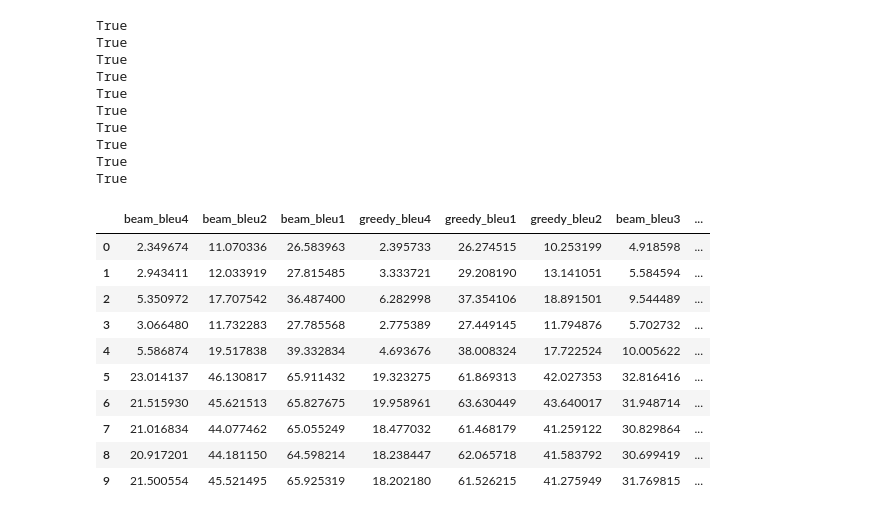
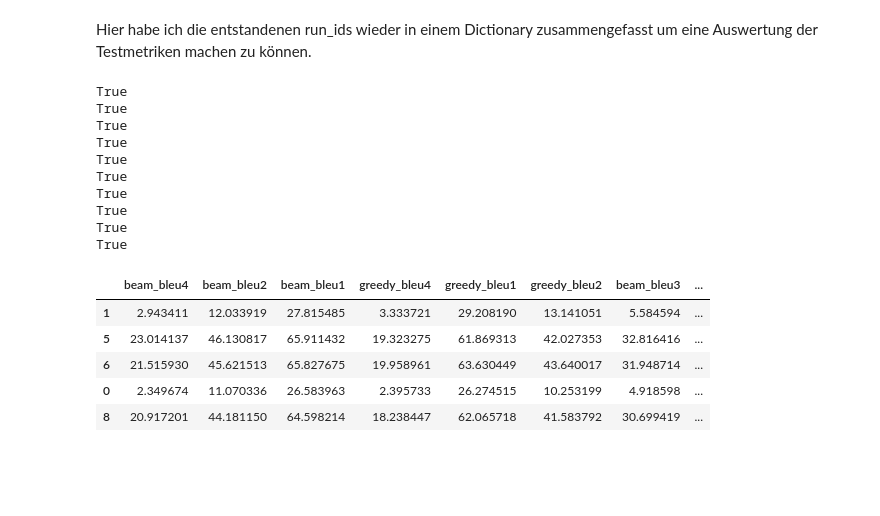
Before and after one commit to florinbarbisch/vdl, a Jupyter notebook: notebook.ipynb, the cells around one changed output. Cells and saved outputs as stored; diff of their text form; code cells hidden in the pictures; blank space fills up the shorter version.

```diff
--- a/notebook.ipynb
+++ b/notebook.ipynb
@@ -25,0 +297,11 @@ import numpy as np
+# %%
+cmds = []
+for model in ["show_tell", "show_attend_tell"]:
+    for fold in range(5):
+        cmd = f"python src/train.py --model {model} --checkpoint_dir {model}_fold{fold} --eval_fold {fold} --epochs 10"
+        print(cmd)
+        cmds.append(cmd)
+
+
+print("\nChained Commands:")
+print(" && ".join(cmds))
@@ -47,8 +351,11 @@ model_artefacts = {
 cmds = []
 for model_name, folds in model_artefacts.items():
     for fold, artifact in folds.items():
-        cmd = ["python", "eval.py", "--model", model_name, "--eval_fold", str(fold), "--wandb_project", "image-captioning-comparison", "--wandb_artifact", artifact]
-        cmds.append(" ".join(cmd))
+        cmd = " ".join(["python", "eval.py", "--model", model_name, "--eval_fold", str(fold), "--wandb_project", "image-captioning-comparison", "--wandb_artifact", artifact])
+        print(cmd)
+        cmds.append(cmd)
 
+
+print("\nChained Commands:")
 print(" && ".join(cmds))
 # %% [output]
@@ -55,4 +374,6 @@ print(" && ".join(cmds))
 python eval.py --model show_tell --eval_fold 0 --wandb_project image-captioning-comparison --wandb_artifact model-show_tell_20250107_012408_fold0:v0 && python eval.py --model show_tell --eval_fold 1 - ...
+# %% [markdown]
+Hier habe ich die entstandenen run_ids wieder in einem Dictionary zusammengefasst um eine Auswertung der Testmetriken machen zu können.
 # %%
 results = {
     "show_tell": {
@@ -87,44 +408,39 @@ for model_name, folds in results.items():
         # Remove test_attention_comparison column if it exists
         if 'test_attention_comparison' in logs.columns:
             logs = logs.drop('test_attention_comparison', axis=1)
         logs = logs.drop(['_step', '_timestamp', '_runtime'], axis=1)
 
         # Drop rows with any NaN values
         logs = logs.dropna()
 
         # Adding model and fold columns to the DataFrame
         logs['model'] = model_name
         logs['fold'] = fold
 
         # Append the logs to the list
         all_logs.append(logs)
 
 # Concatenate all logs into one big DataFrame
 final_logs_df = pd.concat(all_logs, ignore_index=True)
 
-final_logs_df
+final_logs_df.sample(5)
 # %% [output]
 True
 True
 True
 True
 True
 True
 True
 True
 True
 True
 |  | beam_bleu4 | beam_bleu2 | beam_bleu1 | greedy_bleu4 | greedy_bleu1 | greedy_bleu2 | beam_bleu3 | ... |
-| 0 | 2.349674 | 11.070336 | 26.583963 | 2.395733 | 26.274515 | 10.253199 | 4.918598 | ... |
 | 1 | 2.943411 | 12.033919 | 27.815485 | 3.333721 | 29.208190 | 13.141051 | 5.584594 | ... |
-| 2 | 5.350972 | 17.707542 | 36.487400 | 6.282998 | 37.354106 | 18.891501 | 9.544489 | ... |
-| 3 | 3.066480 | 11.732283 | 27.785568 | 2.775389 | 27.449145 | 11.794876 | 5.702732 | ... |
-| 4 | 5.586874 | 19.517838 | 39.332834 | 4.693676 | 38.008324 | 17.722524 | 10.005622 | ... |
 | 5 | 23.014137 | 46.130817 | 65.911432 | 19.323275 | 61.869313 | 42.027353 | 32.816416 | ... |
 | 6 | 21.515930 | 45.621513 | 65.827675 | 19.958961 | 63.630449 | 43.640017 | 31.948714 | ... |
-| 7 | 21.016834 | 44.077462 | 65.055249 | 18.477032 | 61.468179 | 41.259122 | 30.829864 | ... |
+| 0 | 2.349674 | 11.070336 | 26.583963 | 2.395733 | 26.274515 | 10.253199 | 4.918598 | ... |
 | 8 | 20.917201 | 44.181150 | 64.598214 | 18.238447 | 62.065718 | 41.583792 | 30.699419 | ... |
-| 9 | 21.500554 | 45.521495 | 65.925319 | 18.202180 | 61.526215 | 41.275949 | 31.769815 | ... |
 # %%
 
 # Identify beam and greedy columns
```
Also changed, not shown: parts of 36 cells of this notebook.
